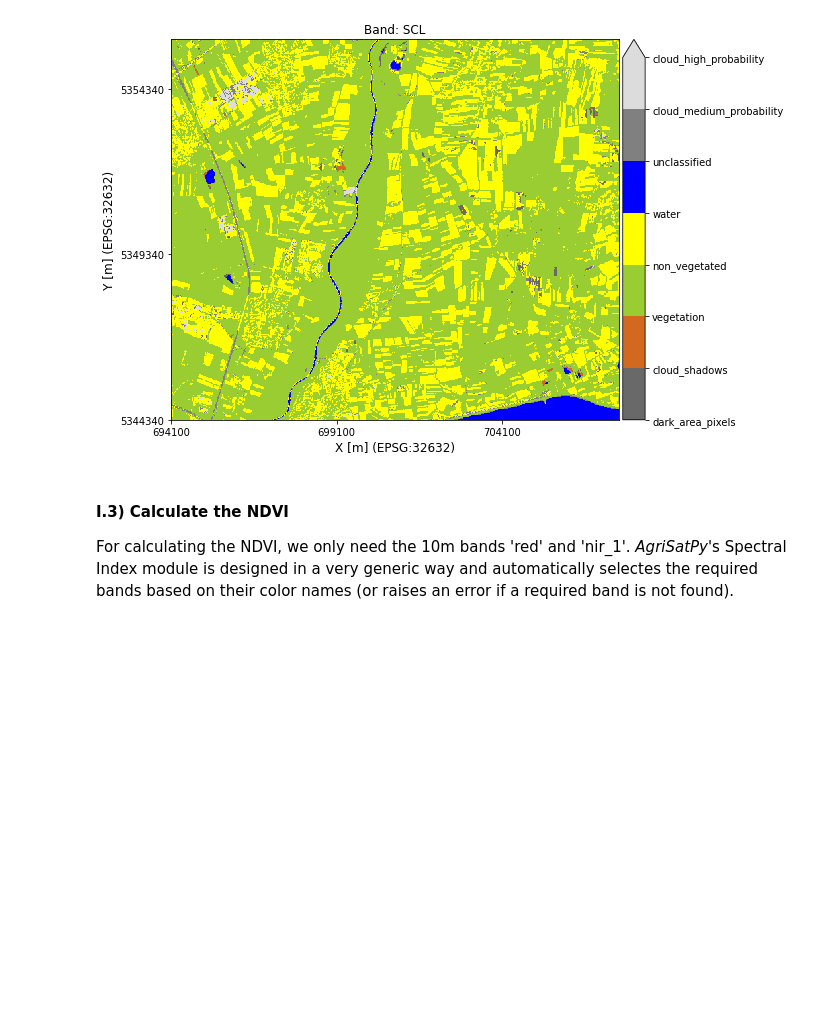
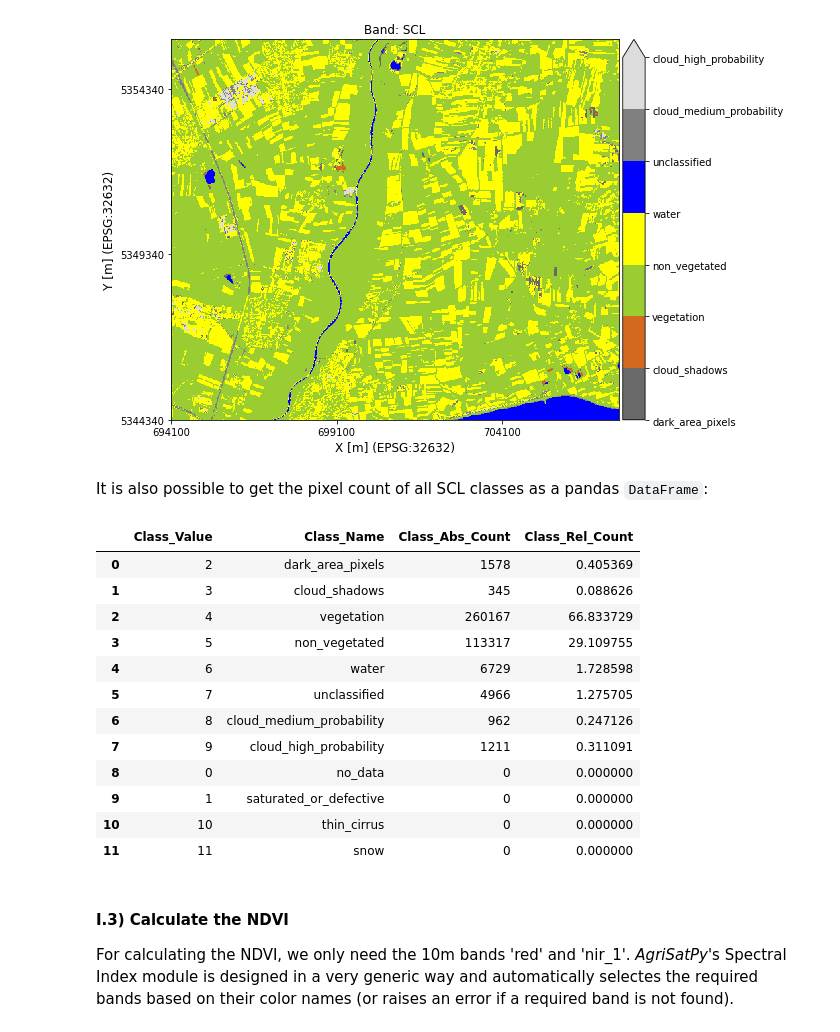
Before and after one commit to EOA-team/AgriSatPy, a Jupyter notebook: tutorial/sentinel2_data_handling.ipynb, the cells around one changed output. Cells and saved outputs as stored; diff of their text form; code cells hidden in the pictures; blank space fills up the shorter version.

```diff
--- a/tutorial/sentinel2_data_handling.ipynb
+++ b/tutorial/sentinel2_data_handling.ipynb
@@ -184,6 +185,24 @@ AgriSatPy's Sentinel2Handler is able to plot the SCL following the official colo
 fig_scl = handler.plot_scl()
 # %% [output]
 [figure]
+# %% [markdown]
+It is also possible to get the pixel count of all SCL classes as a pandas `DataFrame`:
+# %%
+handler.get_scl_stats()
+# %% [output]
+|  | Class_Value | Class_Name | Class_Abs_Count | Class_Rel_Count |
+| 0 | 2 | dark_area_pixels | 1578 | 0.405369 |
+| 1 | 3 | cloud_shadows | 345 | 0.088626 |
+| 2 | 4 | vegetation | 260167 | 66.833729 |
+| 3 | 5 | non_vegetated | 113317 | 29.109755 |
+| 4 | 6 | water | 6729 | 1.728598 |
+| 5 | 7 | unclassified | 4966 | 1.275705 |
+| 6 | 8 | cloud_medium_probability | 962 | 0.247126 |
+| 7 | 9 | cloud_high_probability | 1211 | 0.311091 |
+| 8 | 0 | no_data | 0 | 0.000000 |
+| 9 | 1 | saturated_or_defective | 0 | 0.000000 |
+| 10 | 10 | thin_cirrus | 0 | 0.000000 |
+| 11 | 11 | snow | 0 | 0.000000 |
 # %% [markdown]
 #### I.3) Calculate the NDVI
 
```
Also changed, not shown: parts of 7 cells of this notebook, 1 other file.
